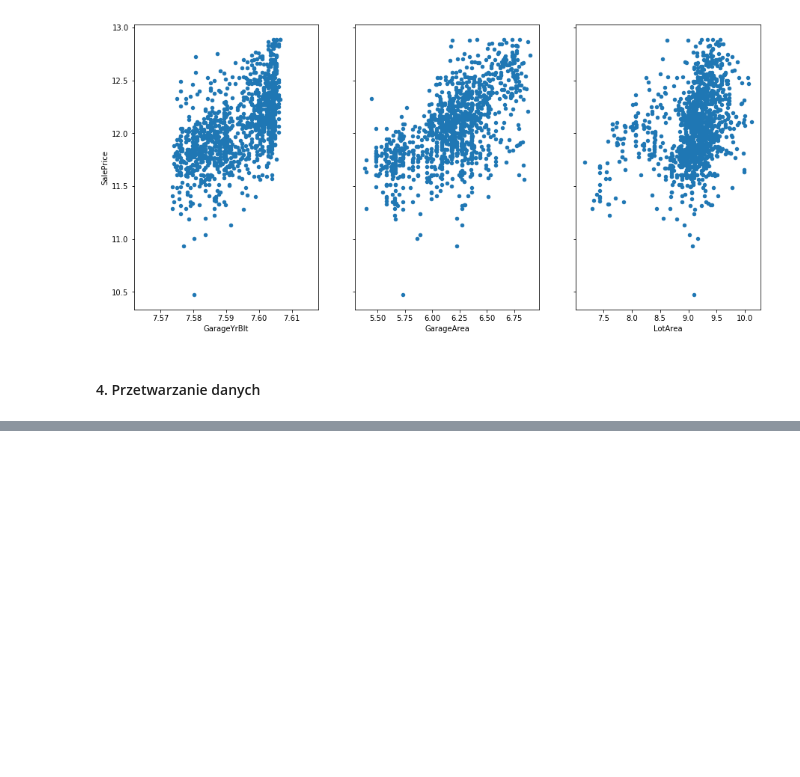
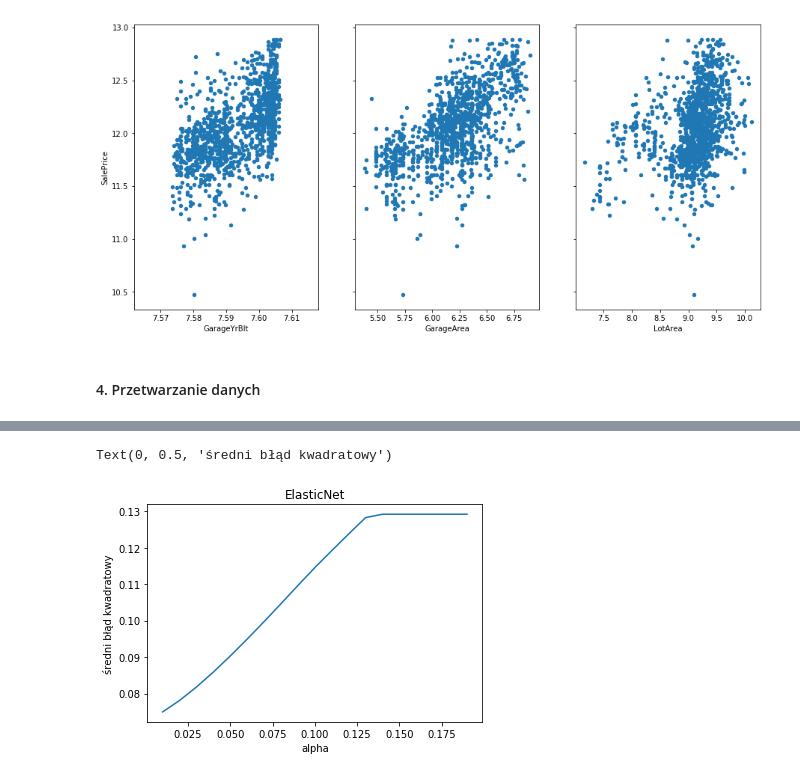
Before and after one commit to Numernabis/mownit2, a Jupyter notebook: lab9/lab9-regresja.ipynb, the cells around one changed output, grey strips where cells are left out. Drawn from its saved outputs; the diff is of its cells as text; code cells hidden in the pictures; blank space fills up the shorter version.

```diff
--- a/lab9/lab9-regresja.ipynb
+++ b/lab9/lab9-regresja.ipynb
@@ -161,0 +270,12 @@ df.head()
+# %%
+alphas = [x * 0.01 for x in range(1, 20)]
+enets = [metrics.mean_squared_error(linear_model.ElasticNet(alpha = a, l1_ratio = 0.5).fit(X, Y).predict(Xt), Yt)
+            for a in alphas]
+
+enets = Series(enets, index = alphas)
+enets.plot(title = "ElasticNet")
+plt.xlabel("alpha")
+plt.ylabel("średni błąd kwadratowy")
+# %% [output]
+Text(0, 0.5, 'średni błąd kwadratowy')
+[figure, added]
```
Also changed, not shown: parts of 15 cells of this notebook.
